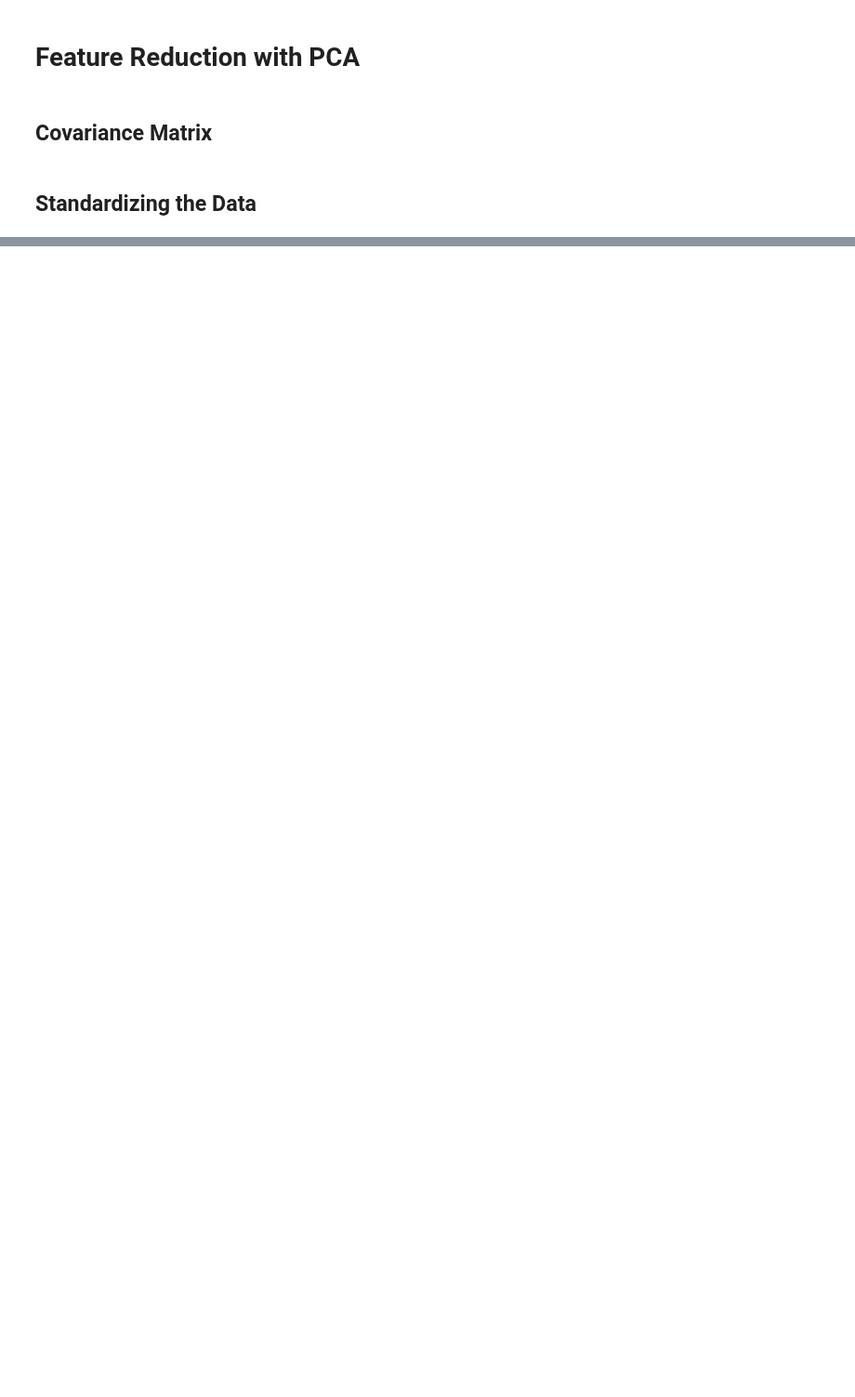
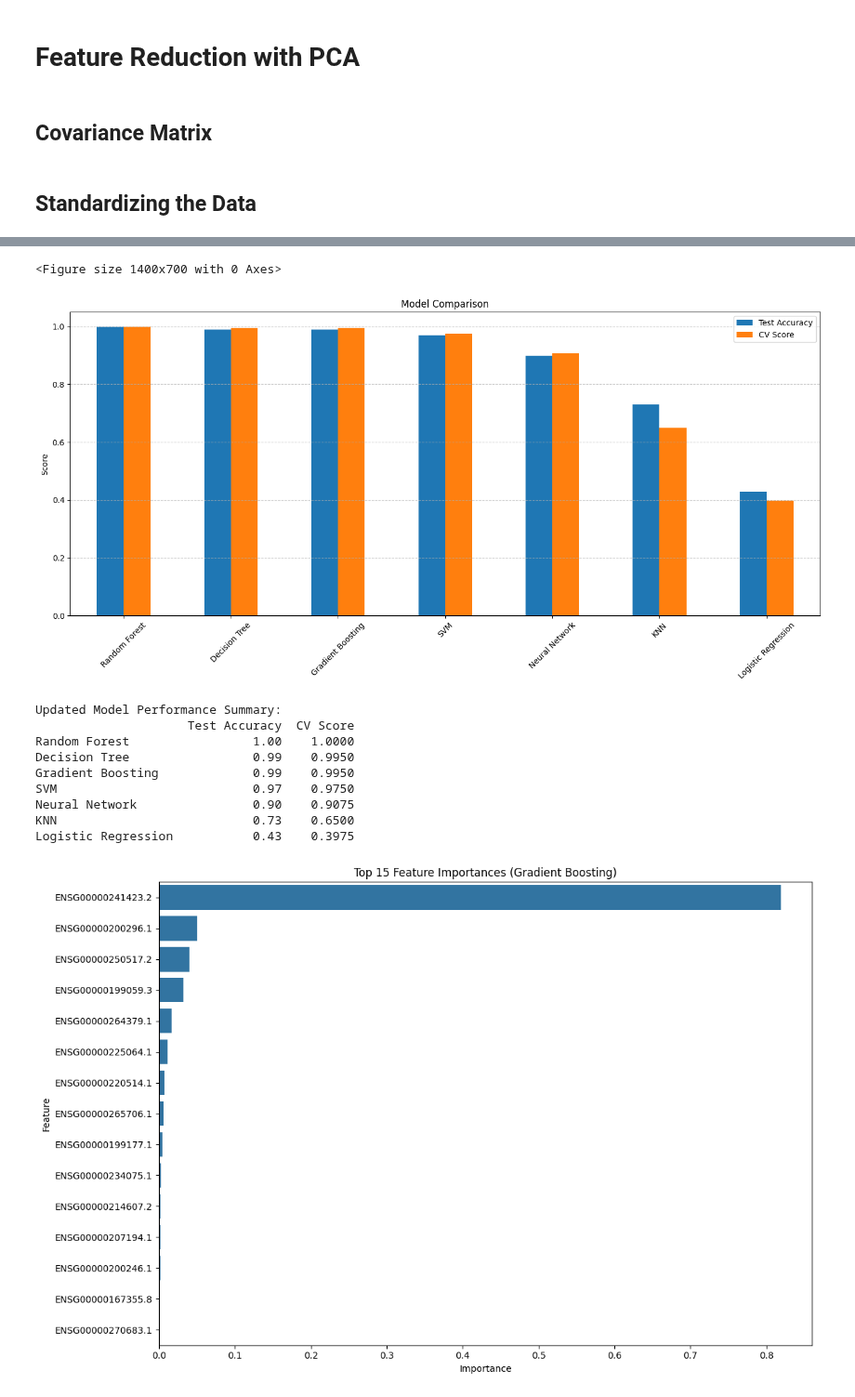
Before and after one commit to tobitotaku/ai-brain-tumor, a Jupyter notebook: 02_pca.ipynb, the cells around one changed output, grey strips where cells are left out. Shown at 93% size. Cells and saved outputs as stored; diff of their text form; code cells hidden in the pictures; blank space fills up the shorter version.

```diff
--- a/02_pca.ipynb
+++ b/02_pca.ipynb
@@ -12,9 +26,11 @@ import seaborn as sns
 # %%
-data_path = 'data/processed/combined_labeled.csv'
+data_path = 'data/processed/combined_labeled_standardized.csv'
 df = pd.read_csv(data_path)
 # %% [markdown]
 ## Covariance Matrix
 # %% [markdown]
 ## Standardizing the Data
 # %%
-df = df.dropna()
+print(df.count)
+df =df.dropna(axis='columns')
+print(df.count)
@@ -21,4 +55,6 @@ df = df.dropna()
 # %%
 # data centered around the origin: healthy
-X = df.drop(['healthy', 'patient_id'], axis=1)
+X = df.drop(['healthy', 'patient_id', 'ENSG00000241423.2', ], axis=1)
 Y = df['healthy']
+
+X
@@ -51,0 +109,7 @@ print(f"Accuracy with PCA ({n_components} components): {scores_pca.mean():.3f}")
+# %%
+# Split the data into training and testing sets
+X_train, X_test, y_train, y_test = train_test_split(X, Y, test_size=0.2, random_state=42)
+
+print("Training set shape:", X_train.shape)
+print("Testing set shape:", X_test.shape)
+print("Feature columns:", X.columns.tolist())
@@ -51,0 +320,45 @@ print(f"Accuracy with PCA ({n_components} components): {scores_pca.mean():.3f}")
+# %%
+# Compare model results
+results_df = pd.DataFrame(results).T
+results_df.columns = ['Test Accuracy', 'CV Score']
+results_df = results_df.sort_values('Test Accuracy', ascending=False)
+plt.figure(figsize=(14, 7))
+results_df.plot(kind='bar', figsize=(14, 7))
+plt.title('Model Comparison')
+plt.ylabel('Score')
+plt.xticks(rotation=45)
+plt.grid(axis='y', linestyle='--', alpha=0.7)
+plt.tight_layout()
+plt.show()
+
+print("\nUpdated Model Performance Summary:")
+print(results_df)
+
+# Add feature importance for Gradient Boosting (if it's among the top performers)
+if hasattr(gb_model, 'feature_importances_'):
+    gb_feature_importance = pd.DataFrame({
+        'Feature': X_train.columns,
+        'Importance': gb_model.feature_importances_
+    })
+    gb_feature_importance = gb_feature_importance.sort_values('Importance', ascending=False)
+
+    plt.figure(figsize=(12, 8))
+    sns.barplot(x='Importance', y='Feature', data=gb_feature_importance.head(15))
+    plt.title('Top 15 Feature Importances (Gradient Boosting)')
+    plt.tight_layout()
+    plt.show()
+
+gb_feature_importance.head(15)
+# %% [output]
+<Figure size 1400x700 with 0 Axes>
+[figure, added]
+Updated Model Performance Summary:
+                     Test Accuracy  CV Score
+Random Forest                 1.00    1.0000
+Decision Tree                 0.99    0.9950
+Gradient Boosting             0.99    0.9950
+SVM                           0.97    0.9750
+Neural Network                0.90    0.9075
+KNN                           0.73    0.6500
+Logistic Regression           0.43    0.3975
+[figure, added]
```
Also changed, not shown: parts of 9 cells of this notebook.
